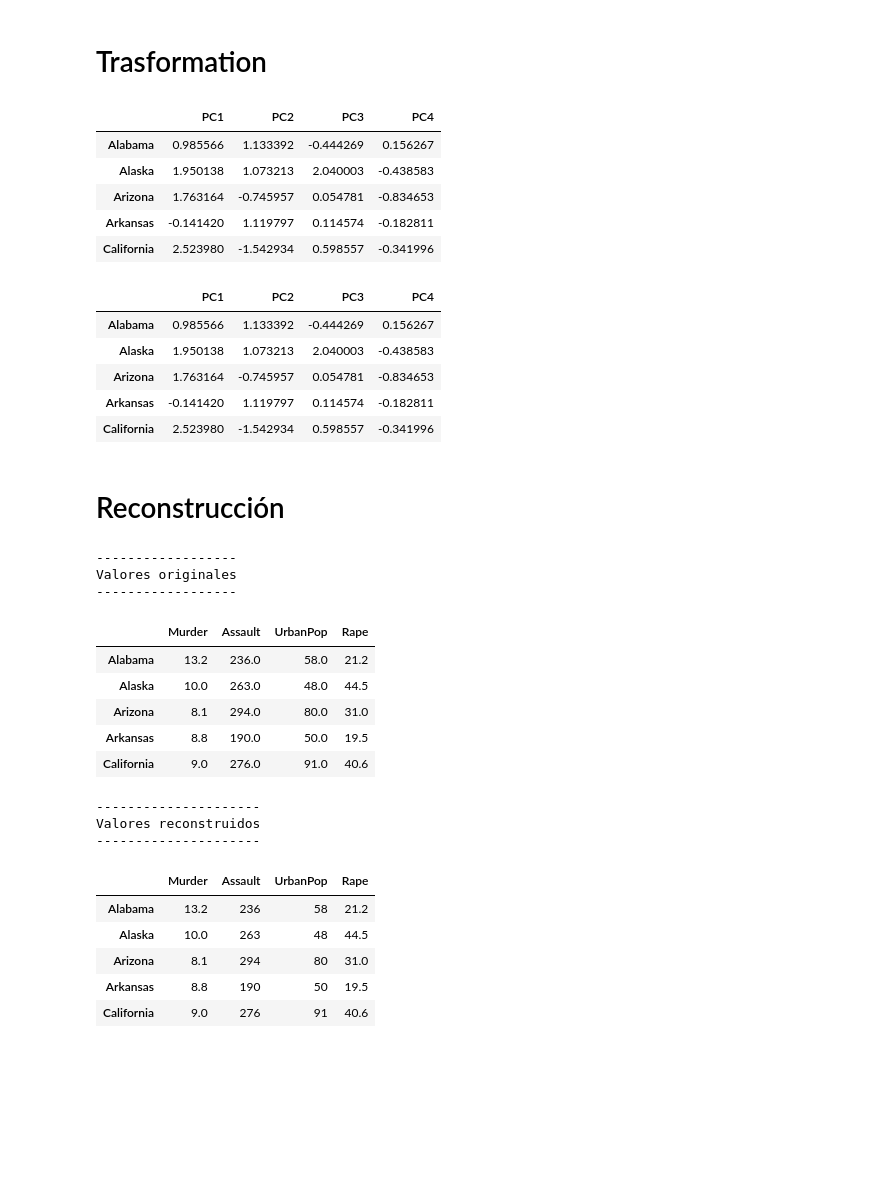
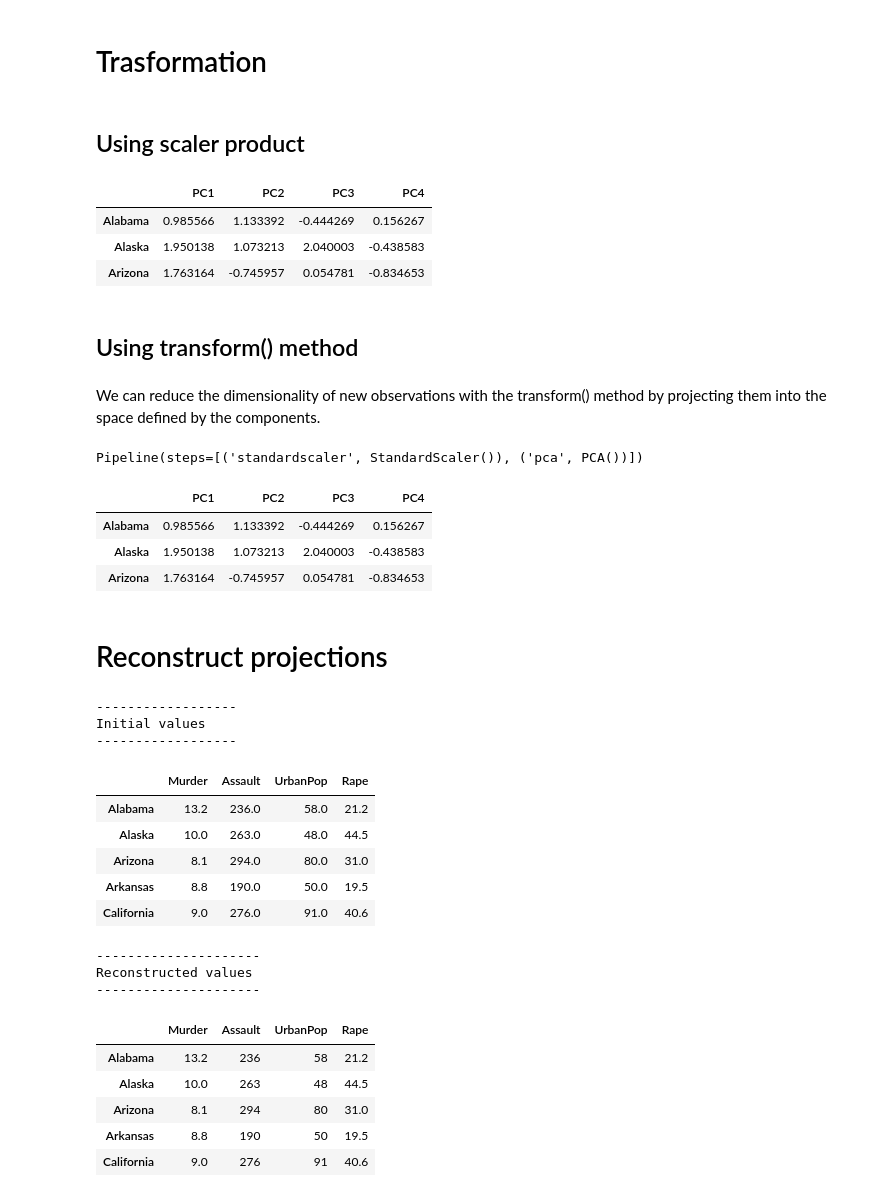
Before and after one commit to kelhoussaini/USA_Arrests, a Jupyter notebook: notebooks/PCA analysis.ipynb, the cells around one changed output. Saved outputs shown, nothing was run; the diff lists cells and outputs as text; code cells hidden in the pictures; blank space fills up the shorter version.

Commit message:
initial analysis

```diff
--- a/notebooks/PCA analysis.ipynb
+++ b/notebooks/PCA analysis.ipynb
@@ -259,58 +265,63 @@ ax.set_ylabel('Cumulative variance');
 Based on PCA1 and PCA2, we would explain the variance of data (87%)
 # %% [markdown]
 # Trasformation
+# %% [markdown]
+## Using scaler product
+# %%
+proj = np.dot(model_pca.components_, scale(data).T)
+proj = pd.DataFrame(proj, index = ['PC1', 'PC2', 'PC3', 'PC4'])
+proj = proj.transpose().set_index(data.index)
+proj.head(3)
+# %% [output]
+|  | PC1 | PC2 | PC3 | PC4 |
+| Alabama | 0.985566 | 1.133392 | -0.444269 | 0.156267 |
+| Alaska | 1.950138 | 1.073213 | 2.040003 | -0.438583 |
+| Arizona | 1.763164 | -0.745957 | 0.054781 | -0.834653 |
+# %% [markdown]
+## Using transform() method
+# %% [markdown]
+We can reduce the dimensionality of new observations with the transform() method
+by projecting them into the space defined by the components.
+# %%
+pca_pipe
+# %% [output]
+Pipeline(steps=[('standardscaler', StandardScaler()), ('pca', PCA())])
 # %%
-# Proyección de las observaciones de entrenamiento
-# ==============================================================================
-proyecciones = pca_pipe.transform(X=datos)
-proyecciones = pd.DataFrame(
-    proyecciones,
+# Projecting
+proj = pca_pipe.transform(X=data)
+proj = pd.DataFrame(
+    proj,
     columns = ['PC1', 'PC2', 'PC3', 'PC4'],
-    index   = datos.index
+    index   = data.index
 )
-proyecciones.head()
+proj.head(3)
 # %% [output]
 |  | PC1 | PC2 | PC3 | PC4 |
 | Alabama | 0.985566 | 1.133392 | -0.444269 | 0.156267 |
 | Alaska | 1.950138 | 1.073213 | 2.040003 | -0.438583 |
 | Arizona | 1.763164 | -0.745957 | 0.054781 | -0.834653 |
-| Arkansas | -0.141420 | 1.119797 | 0.114574 | -0.182811 |
-| California | 2.523980 | -1.542934 | 0.598557 | -0.341996 |
-# %%
-proyecciones = np.dot(modelo_pca.components_, scale(datos).T)
-proyecciones = pd.DataFrame(proyecciones, index = ['PC1', 'PC2', 'PC3', 'PC4'])
-proyecciones = proyecciones.transpose().set_index(datos.index)
-proyecciones.head()
-# %% [output]
-|  | PC1 | PC2 | PC3 | PC4 |
-| Alabama | 0.985566 | 1.133392 | -0.444269 | 0.156267 |
-| Alaska | 1.950138 | 1.073213 | 2.040003 | -0.438583 |
-| Arizona | 1.763164 | -0.745957 | 0.054781 | -0.834653 |
-| Arkansas | -0.141420 | 1.119797 | 0.114574 | -0.182811 |
-| California | 2.523980 | -1.542934 | 0.598557 | -0.341996 |
-# %% [markdown]
-#  Reconstrucción
+# %% [markdown]
+#  Reconstruct projections
 # %%
-# Recostruccion de las proyecciones
-# ==============================================================================
-recostruccion = pca_pipe.inverse_transform(X=proyecciones)
-recostruccion = pd.DataFrame(
-                    recostruccion,
-                    columns = datos.columns,
-                    index   = datos.index
+# Reconstruct
+reconstruct = pca_pipe.inverse_transform(X=proj)
+reconstruct = pd.DataFrame(
+                    reconstruct,
+                    columns = data.columns,
+                    index   = data.index
 )
 print('------------------')
-print('Valores originales')
+print('Initial values')
 print('------------------')
-display(recostruccion.head())
+display(reconstruct.head())
 
 print('---------------------')
-print('Valores reconstruidos')
+print('Reconstructed values')
 print('---------------------')
-display(datos.head())
+display(data.head())
 # %% [output]
 ------------------
-Valores originales
+Initial values
 ------------------
 |  | Murder | Assault | UrbanPop | Rape |
 | Alabama | 13.2 | 236.0 | 58.0 | 21.2 |
@@ -319,7 +330,7 @@ Valores originales
 | Arkansas | 8.8 | 190.0 | 50.0 | 19.5 |
 | California | 9.0 | 276.0 | 91.0 | 40.6 |
 ---------------------
-Valores reconstruidos
+Reconstructed values
 ---------------------
 |  | Murder | Assault | UrbanPop | Rape |
 | Alabama | 13.2 | 236 | 58 | 21.2 |
```
Also changed, not shown: parts of 2 cells of this notebook.
